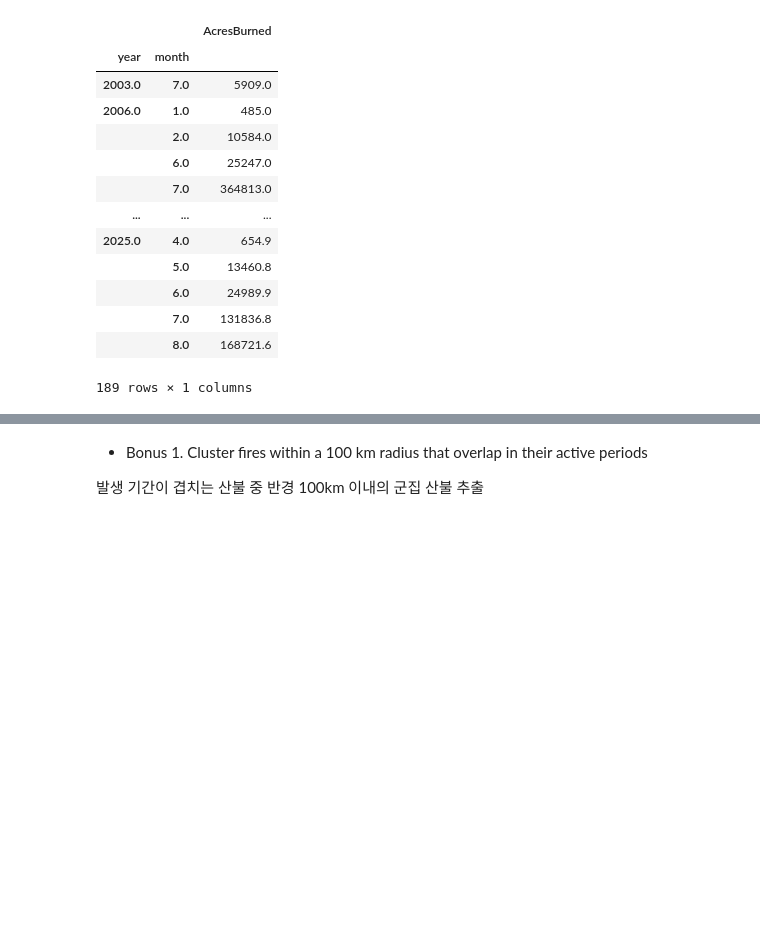
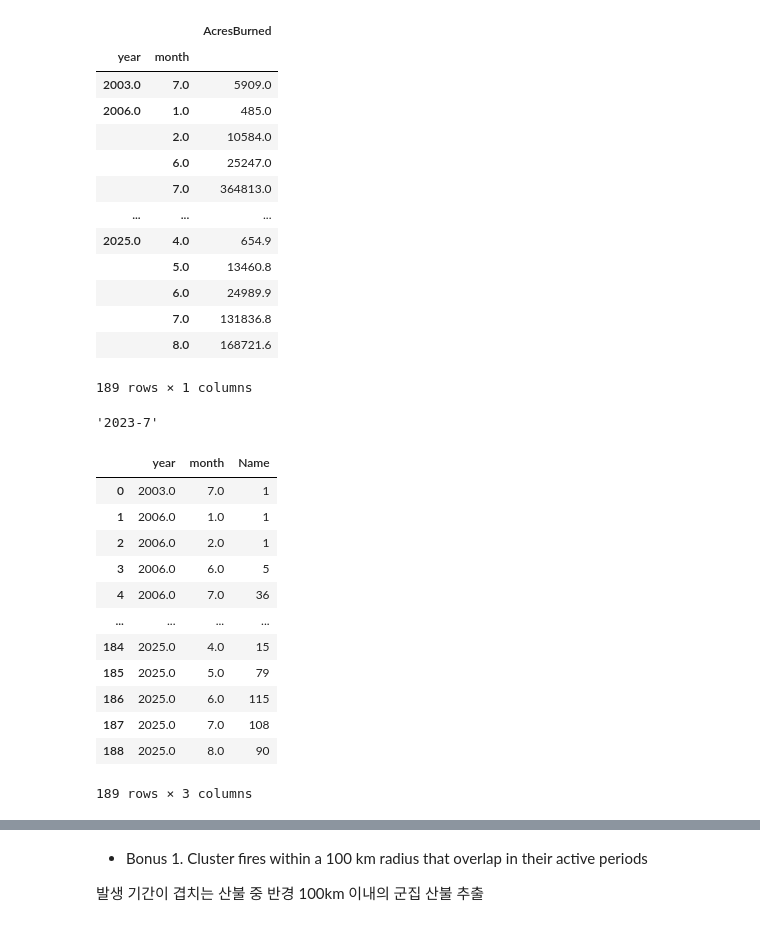
Before and after one commit to eagles0924/liveCodingTest, a Jupyter notebook: challenge.ipynb, the cells around one changed output, grey strips where cells are left out. Drawn from its saved outputs; the diff is of its cells as text; code cells hidden in the pictures; blank space fills up the shorter version.

```diff
--- a/challenge.ipynb
+++ b/challenge.ipynb
@@ -283,3 +281,28 @@ Time series Acres burned per month
 |  | 7.0 | 131836.8 |
 |  | 8.0 | 168721.6 |
 189 rows × 1 columns
+# %%
+'2023' + '-' + '7'
+# %% [output]
+'2023-7'
+# %%
+test = events_per_month.reset_index()
+# test['year'] = test['year'].astype(int).astype(str)
+# test['month'] = test['month'].astype(int).astype(str)
+# # test['date'] = ftest['year'] + '-' + test['month']
+# test['date'] = test['year'] + '-' + test['month']
+test
+# %% [output]
+|  | year | month | Name |
+| 0 | 2003.0 | 7.0 | 1 |
+| 1 | 2006.0 | 1.0 | 1 |
+| 2 | 2006.0 | 2.0 | 1 |
+| 3 | 2006.0 | 6.0 | 5 |
+| 4 | 2006.0 | 7.0 | 36 |
+| ... | ... | ... | ... |
+| 184 | 2025.0 | 4.0 | 15 |
+| 185 | 2025.0 | 5.0 | 79 |
+| 186 | 2025.0 | 6.0 | 115 |
+| 187 | 2025.0 | 7.0 | 108 |
+| 188 | 2025.0 | 8.0 | 90 |
+189 rows × 3 columns
```
Also changed, not shown: parts of 15 cells of this notebook, 2 other files.
